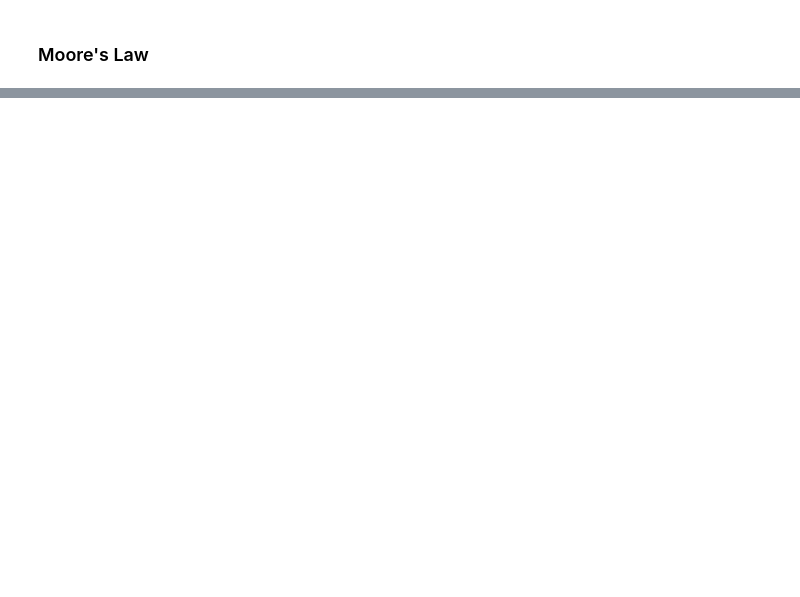
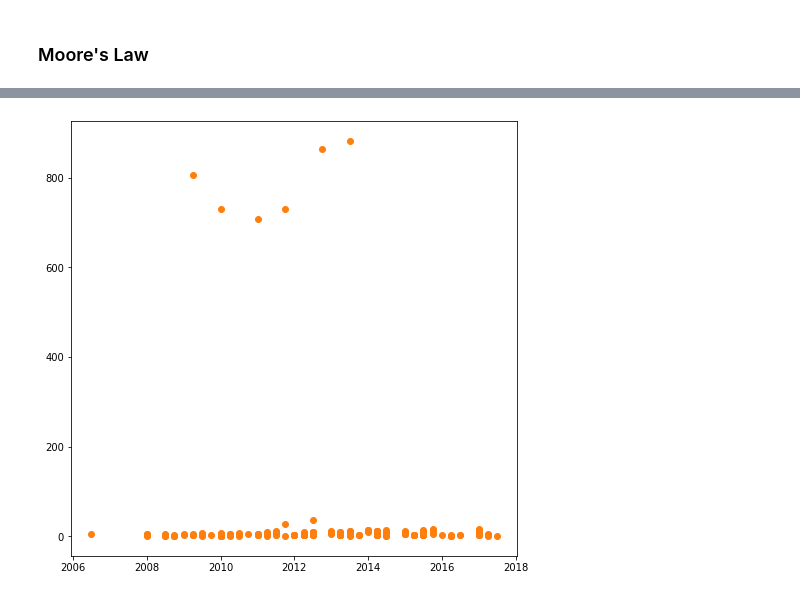
Before and after one commit to qiufengtiger/CPU_evolution_data_analysis, a Jupyter notebook: CPU_evolution_analysis.ipynb, the cells around one changed output, grey strips where cells are left out. Saved outputs shown, nothing was run; the diff lists cells and outputs as text; code cells hidden in the pictures; blank space fills up the shorter version.

```diff
--- a/CPU_evolution_analysis.ipynb
+++ b/CPU_evolution_analysis.ipynb
@@ -72,28 +63,6 @@ df.dropna(subset=['Processor_Number', 'Launch_Date'], inplace=True)
 df = df[~(df.Vertical_Segment == 'Server')]
 df = df[~(df.Vertical_Segment == 'Embedded')]
 df = df[~(df.Processor_Number.apply(lambda x: x.isnumeric()))]
-drop_columns = [
-    'Bus_Speed',
-    'Embedded_Options_Available',
-    'Processor_Graphics_',
-    'Graphics_Max_Dynamic_Frequency',
-    'Graphics_Video_Max_Memory',
-    'Graphics_Output',
-    'Max_Resolution_HDMI',
-    'Max_Resolution_DP',
-    'Max_Resolution_eDP_Integrated_Flat_Panel',
-    'OpenGL_Support',
-    'PCI_Express_Revision',
-    'PCI_Express_Configurations_',
-    'Intel_Virtualization_Technology_VTx_',
-    'Intel_64_',
-    'Instruction_Set_Extensions',
-    'Idle_States',
-    'Thermal_Monitoring_Technologies',
-    'Secure_Key',
-    'Execute_Disable_Bit'
-]
-df.drop(columns=drop_columns, inplace=True, errors='ignore')
 df['Launch_Date'] = df['Launch_Date'].apply(lambda x: launch_date_to_datetime(x))
 search_string_to_float_columns = [
     'Lithography',
@@ -234,0 +260,22 @@ plt.show()
+# %%
+df_with_score_price = df_with_score.dropna(subset=['Recommended_Customer_Price'])
+df_desktop = df_with_score_price[df_with_score_price.Vertical_Segment == 'Desktop']
+df_mobile = df_with_score_price[df_with_score_price.Vertical_Segment == 'Mobile']
+
+# print(df_desktop.dtypes)
+
+mobile_launch_time = pd.to_datetime(df_mobile['Launch_Date'], unit='D')
+desktop_launch_time = pd.to_datetime(df_desktop['Launch_Date'], unit='D')
+
+# print(type(df_desktop.Geekbench_Single))
+df_desktop_perf_per_dollar = pd.DataFrame()
+df_desktop_perf_per_dollar['Single_Perf_Per_Dollar'] = df_desktop.apply(lambda x: x.Geekbench_Single / x.Recommended_Customer_Price, axis=1)
+df_desktop_perf_per_dollar['Multi_Perf_Per_Dollar'] = df_desktop.apply(lambda x: x.Geekbench_Multi / x.Recommended_Customer_Price, axis=1)
+df_desktop = df_desktop.join(df_desktop_perf_per_dollar)
+# print(df_desktop.dtypes)
+
+plt.figure(figsize=(8,8))
+plt.scatter(desktop_launch_time, df_desktop['Single_Perf_Per_Dollar'].values, label='desktop_#cores', c='tab:orange')
+plt.show()
+# %% [output]
+[figure, added]
```
Also changed, not shown: parts of 9 cells of this notebook, 1 other file.
